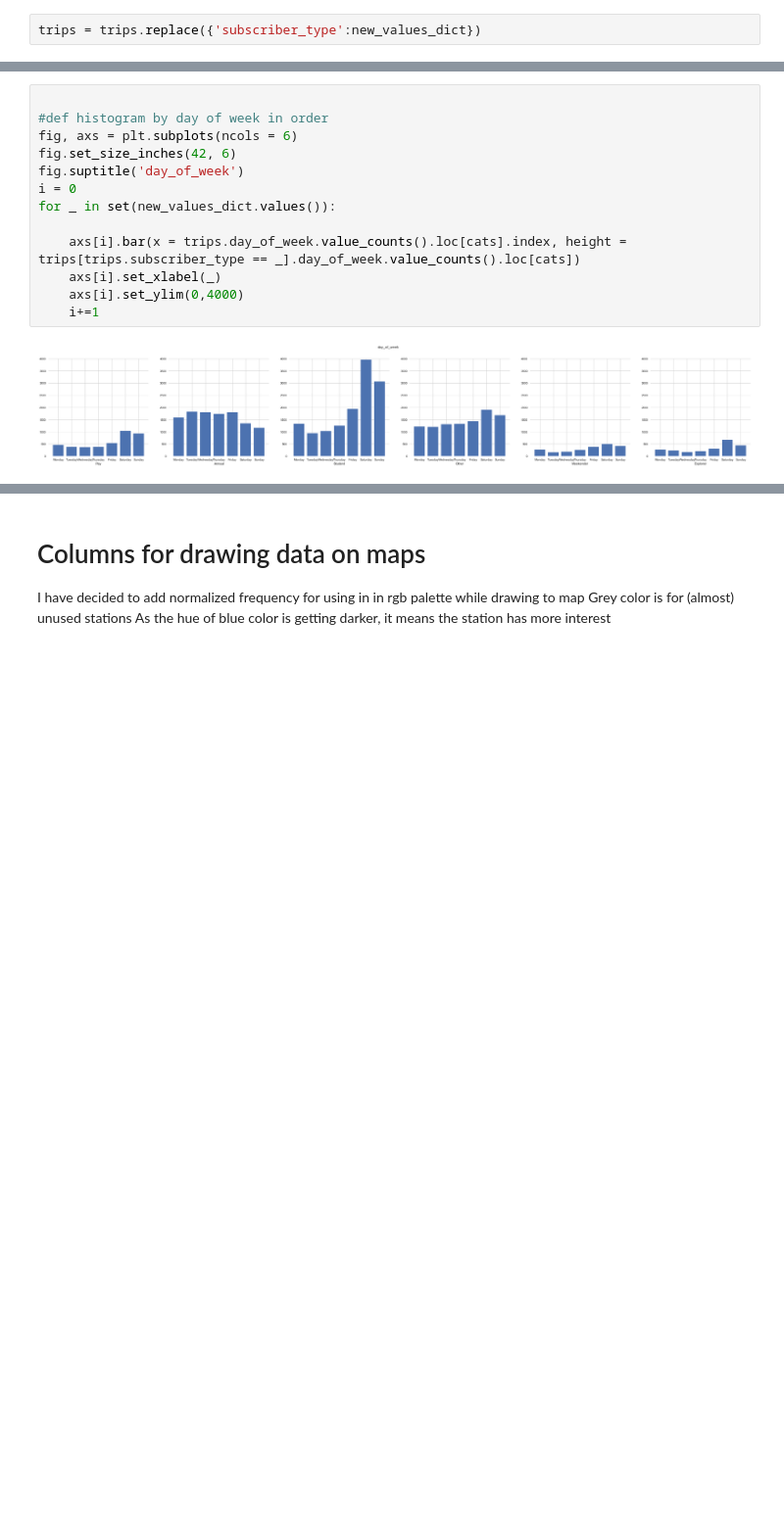
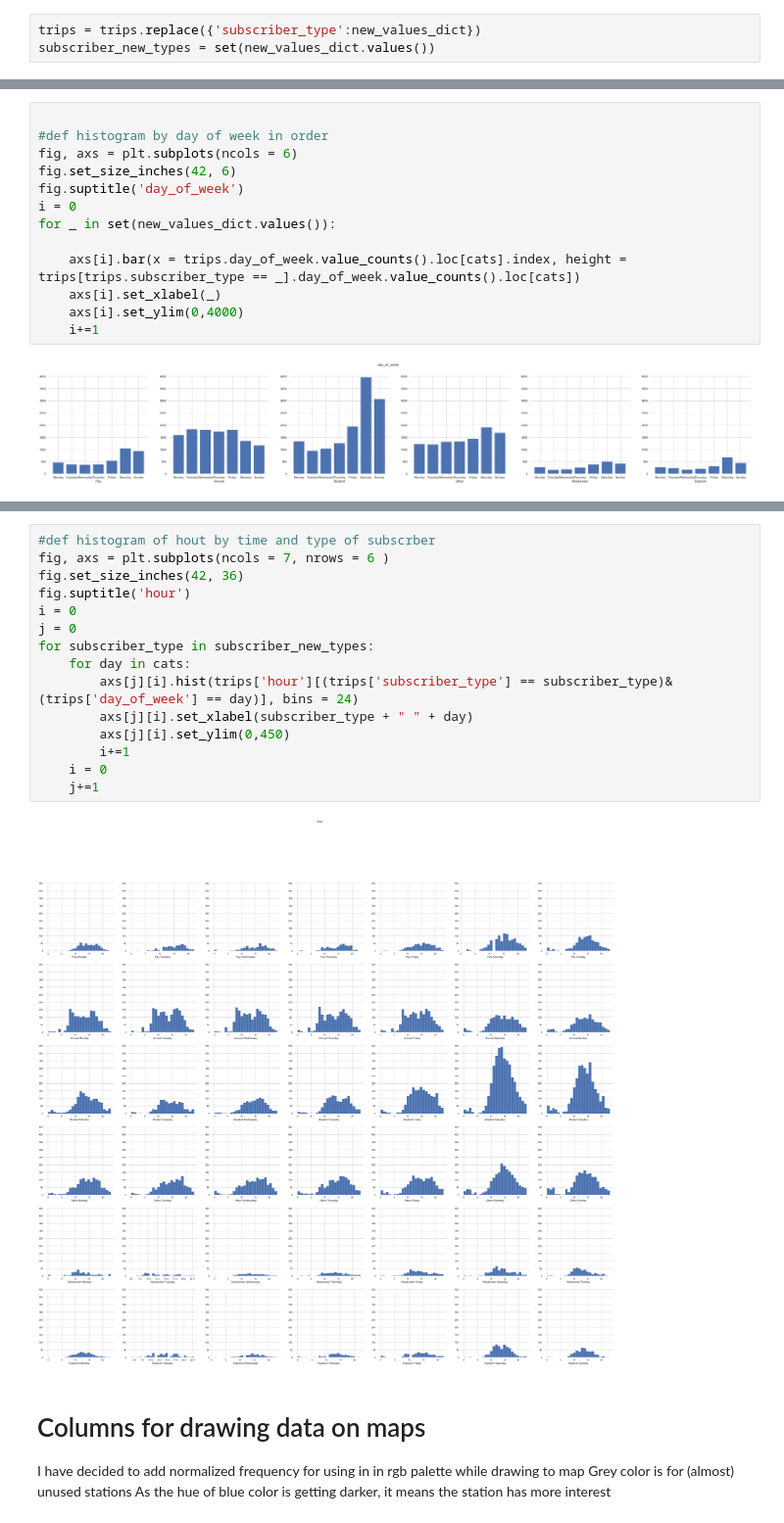
Before and after one commit to yaaqbp/austin_bikeshare, a Jupyter notebook: austin_bikeshare_project.ipynb, the cells around one changed output, grey strips where cells are left out. Shown at 98% size. Drawn from its saved outputs; the diff is of its cells as text; blank space fills up the shorter version.

Commit message:
added hist for hour of day by subscriber type and day

```diff
--- a/austin_bikeshare_project.ipynb
+++ b/austin_bikeshare_project.ipynb
@@ -218,6 +218,7 @@ other_dict = dict(zip(other.to_list(),['Other']*len(other)))
 new_values_dict = new_values_dict|other_dict
 # %%
 trips = trips.replace({'subscriber_type':new_values_dict})
+subscriber_new_types = set(new_values_dict.values())
 # %%
 trips.subscriber_type.value_counts()
 # %% [output]
@@ -314,5 +312,22 @@ for day in cats:
 # %% [output]
 [figure]
+# %%
+#def histogram of hout by time and type of subscrber
+fig, axs = plt.subplots(ncols = 7, nrows = 6 )
+fig.set_size_inches(42, 36)
+fig.suptitle('hour')
+i = 0
+j = 0
+for subscriber_type in subscriber_new_types:
+    for day in cats:
+        axs[j][i].hist(trips['hour'][(trips['subscriber_type'] == subscriber_type)&(trips['day_of_week'] == day)], bins = 24)
+        axs[j][i].set_xlabel(subscriber_type + " " + day)
+        axs[j][i].set_ylim(0,450)
+        i+=1
+    i = 0
+    j+=1
+# %% [output]
+[figure, added]
 # %% [markdown]
 # Columns for drawing data on maps
 I have decided to add normalized frequency for using in in rgb palette while drawing to map
```
Also changed, not shown: parts of 2 cells of this notebook.
